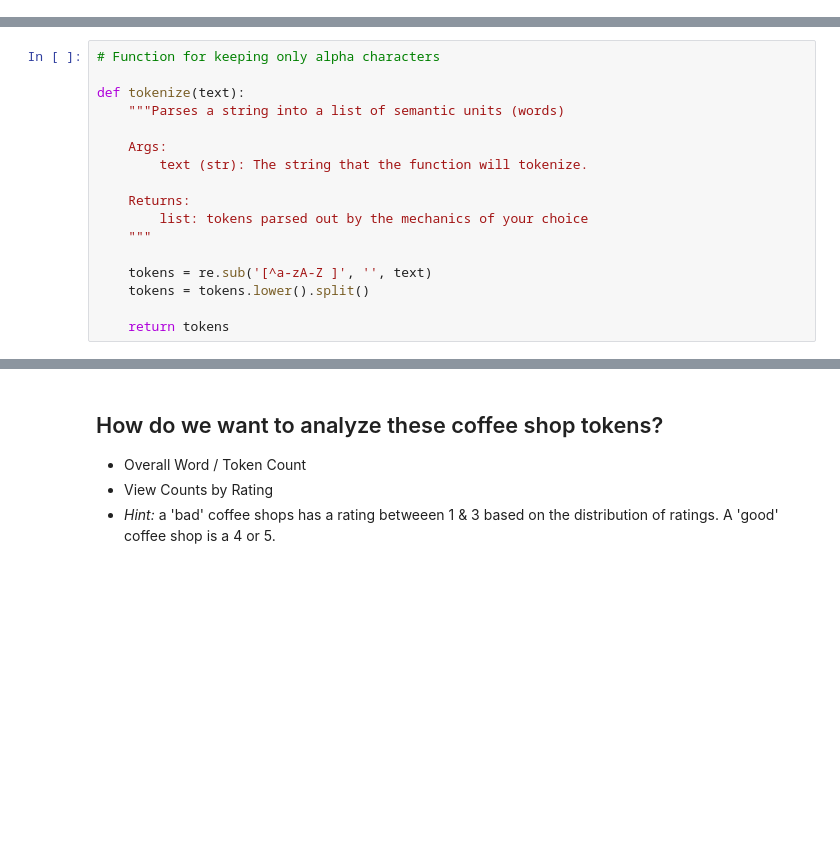
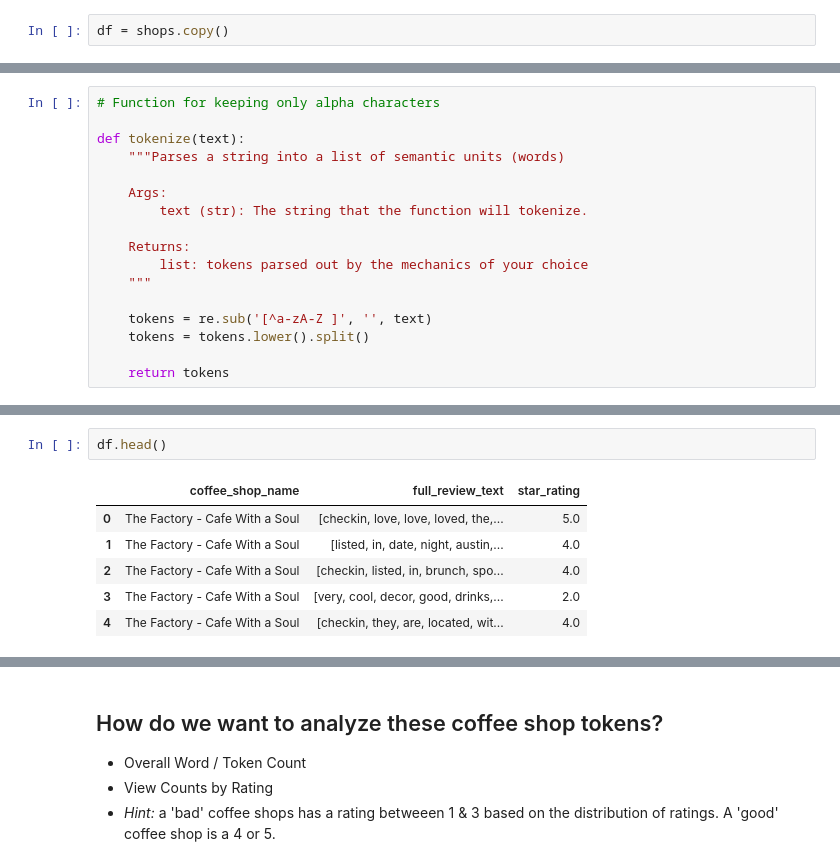
Before and after one commit to RAV10K1/DS-Unit-4-Sprint-1-NLP, a Jupyter notebook: module1-text-data/LS_DS_411_Text_Data_Assignment.ipynb, the cells around one changed output, grey strips where cells are left out. Cells and saved outputs as stored; diff of their text form; blank space fills up the shorter version.

```diff
--- a/module1-text-data/LS_DS_411_Text_Data_Assignment.ipynb
+++ b/module1-text-data/LS_DS_411_Text_Data_Assignment.ipynb
@@ -49,5 +51,7 @@ shops.head()
 | 2 | The Factory - Cafe With a Soul | 11/30/2016 1 check-in Listed in B... | 4.0 |
 | 3 | The Factory - Cafe With a Soul | 11/25/2016 Very cool decor! Good ... | 2.0 |
 | 4 | The Factory - Cafe With a Soul | 12/3/2016 1 check-in They are loc... | 4.0 |
+# %%
+df = shops.copy()
 # %%
 # Stripping white spaces in text column
@@ -96,3 +98,12 @@ shops.full_review_text.head()
 3    [very, cool, decor, good, drinks, nice, seatin...
 4    [checkin, they, are, located, within, the, nor...
 Name: full_review_text, dtype: object
+# %%
+df.head()
+# %% [output]
+|  | coffee_shop_name | full_review_text | star_rating |
+| 0 | The Factory - Cafe With a Soul | [checkin, love, love, loved, the,... | 5.0 |
+| 1 | The Factory - Cafe With a Soul | [listed, in, date, night, austin,... | 4.0 |
+| 2 | The Factory - Cafe With a Soul | [checkin, listed, in, brunch, spo... | 4.0 |
+| 3 | The Factory - Cafe With a Soul | [very, cool, decor, good, drinks,... | 2.0 |
+| 4 | The Factory - Cafe With a Soul | [checkin, they, are, located, wit... | 4.0 |
```
Also changed, not shown: parts of 22 cells of this notebook.
